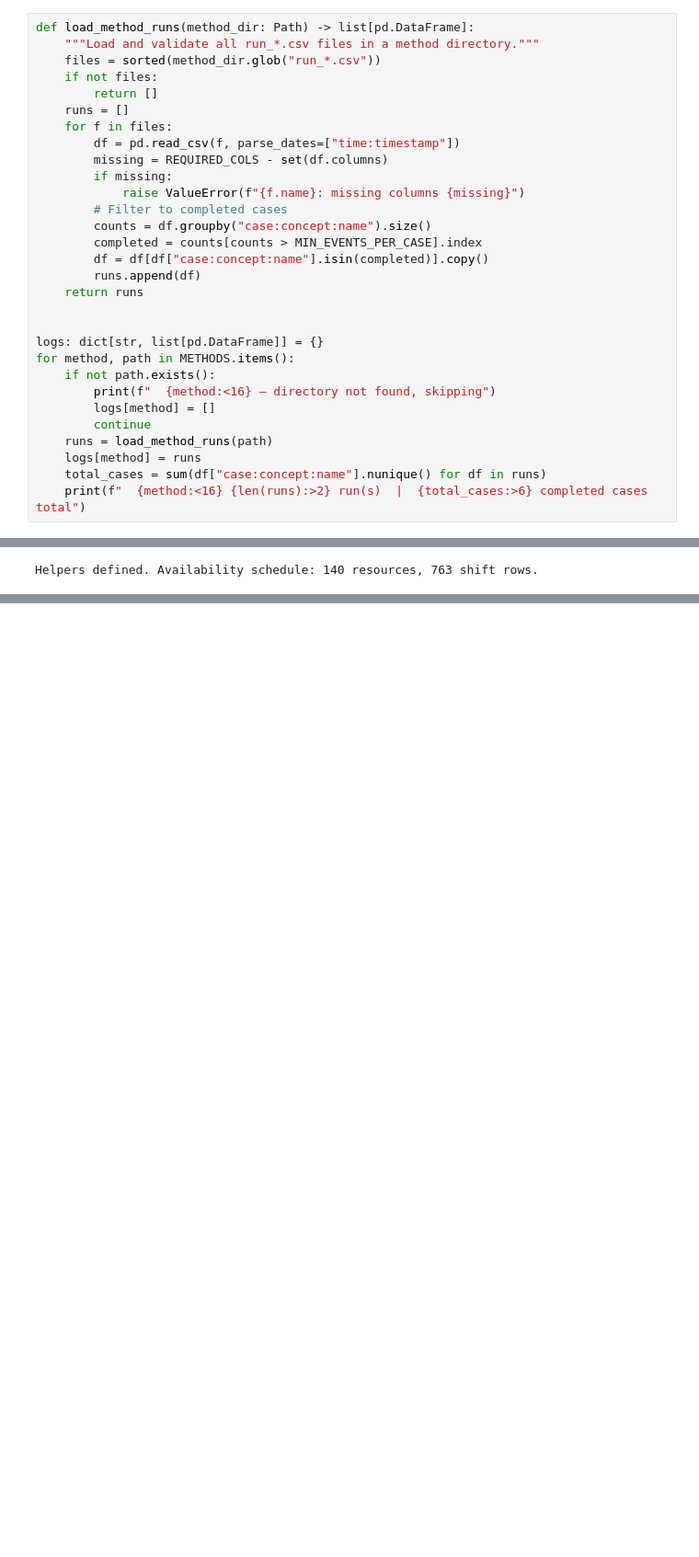
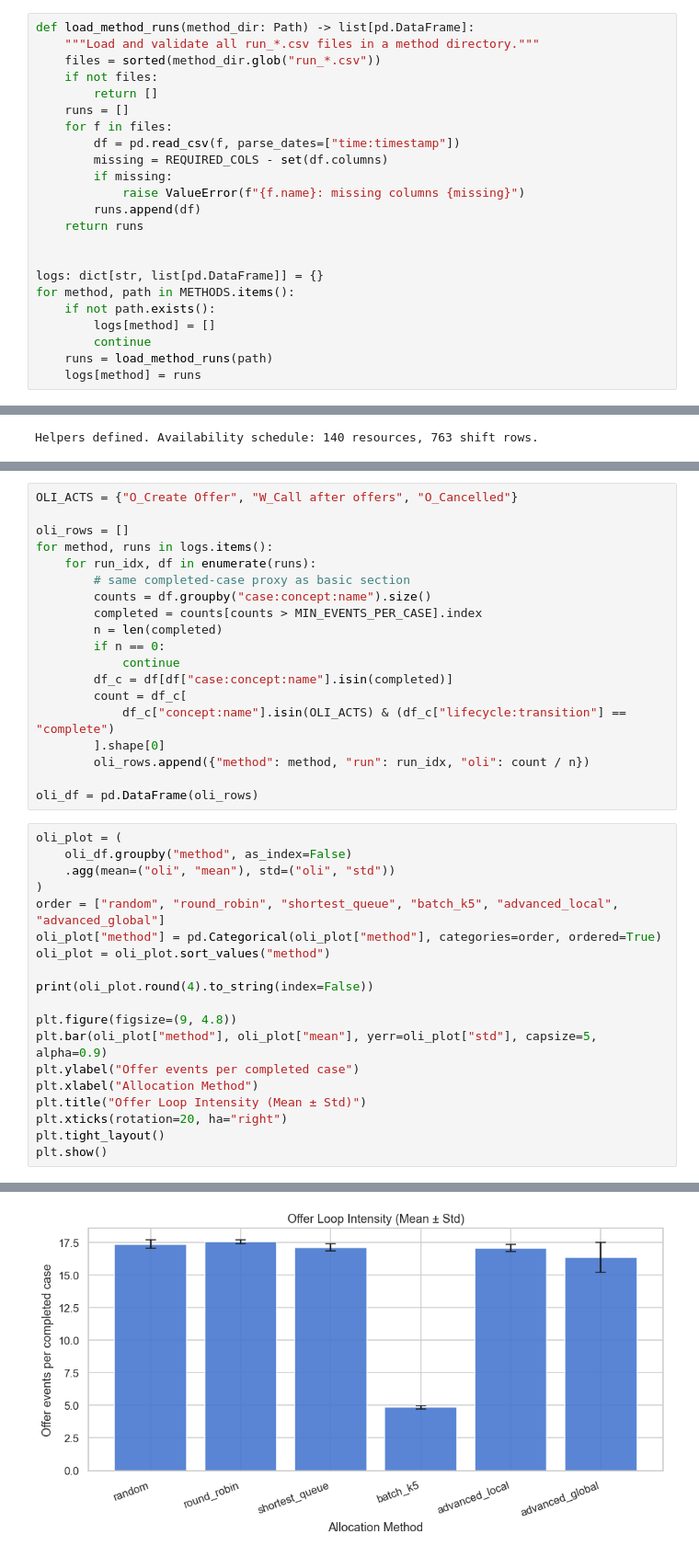
Before and after one commit to mbrieg/bppso-groupwork, a Jupyter notebook: simulation_evaluation/resource_allocation/resource_allocation_evaluation.ipynb, the cells around one changed output, grey strips where cells are left out. Shown at 92% size. Saved outputs shown, nothing was run; the diff lists cells and outputs as text; blank space fills up the shorter version.

```diff
--- a/simulation_evaluation/resource_allocation/resource_allocation_evaluation.ipynb
+++ b/simulation_evaluation/resource_allocation/resource_allocation_evaluation.ipynb
@@ -127,10 +263,6 @@ def load_method_runs(method_dir: Path) -> list[pd.DataFrame]:
         missing = REQUIRED_COLS - set(df.columns)
         if missing:
             raise ValueError(f"{f.name}: missing columns {missing}")
-        # Filter to completed cases
-        counts = df.groupby("case:concept:name").size()
-        completed = counts[counts > MIN_EVENTS_PER_CASE].index
-        df = df[df["case:concept:name"].isin(completed)].copy()
         runs.append(df)
     return runs
 
@@ -138,10 +270,7 @@ def load_method_runs(method_dir: Path) -> list[pd.DataFrame]:
 logs: dict[str, list[pd.DataFrame]] = {}
 for method, path in METHODS.items():
     if not path.exists():
-        print(f"  {method:<16} — directory not found, skipping")
         logs[method] = []
         continue
     runs = load_method_runs(path)
     logs[method] = runs
-    total_cases = sum(df["case:concept:name"].nunique() for df in runs)
-    print(f"  {method:<16} {len(runs):>2} run(s)  |  {total_cases:>6} completed cases total")
@@ -309,0 +579,39 @@ shortest_queue    0     1497    32.3432    0.2515        0.3043         0.2990
+# %%
+OLI_ACTS = {"O_Create Offer", "W_Call after offers", "O_Cancelled"}
+
+oli_rows = []
+for method, runs in logs.items():
+    for run_idx, df in enumerate(runs):
+        # same completed-case proxy as basic section
+        counts = df.groupby("case:concept:name").size()
+        completed = counts[counts > MIN_EVENTS_PER_CASE].index
+        n = len(completed)
+        if n == 0:
+            continue
+        df_c = df[df["case:concept:name"].isin(completed)]
+        count = df_c[
+            df_c["concept:name"].isin(OLI_ACTS) & (df_c["lifecycle:transition"] == "complete")
+        ].shape[0]
+        oli_rows.append({"method": method, "run": run_idx, "oli": count / n})
+
+oli_df = pd.DataFrame(oli_rows)
+# %%
+oli_plot = (
+    oli_df.groupby("method", as_index=False)
+    .agg(mean=("oli", "mean"), std=("oli", "std"))
+)
+order = ["random", "round_robin", "shortest_queue", "batch_k5", "advanced_local", "advanced_global"]
+oli_plot["method"] = pd.Categorical(oli_plot["method"], categories=order, ordered=True)
+oli_plot = oli_plot.sort_values("method")
+
+print(oli_plot.round(4).to_string(index=False))
+
+plt.figure(figsize=(9, 4.8))
+plt.bar(oli_plot["method"], oli_plot["mean"], yerr=oli_plot["std"], capsize=5, alpha=0.9)
+plt.ylabel("Offer events per completed case")
+plt.xlabel("Allocation Method")
+plt.title("Offer Loop Intensity (Mean ± Std)")
+plt.xticks(rotation=20, ha="right")
+plt.tight_layout()
+plt.show()
+# %% [output]
@@ -309,0 +625 @@ shortest_queue    0     1497    32.3432    0.2515        0.3043         0.2990
+[figure, added]
```
Also changed, not shown: parts of 31 cells of this notebook, 2 other files.
